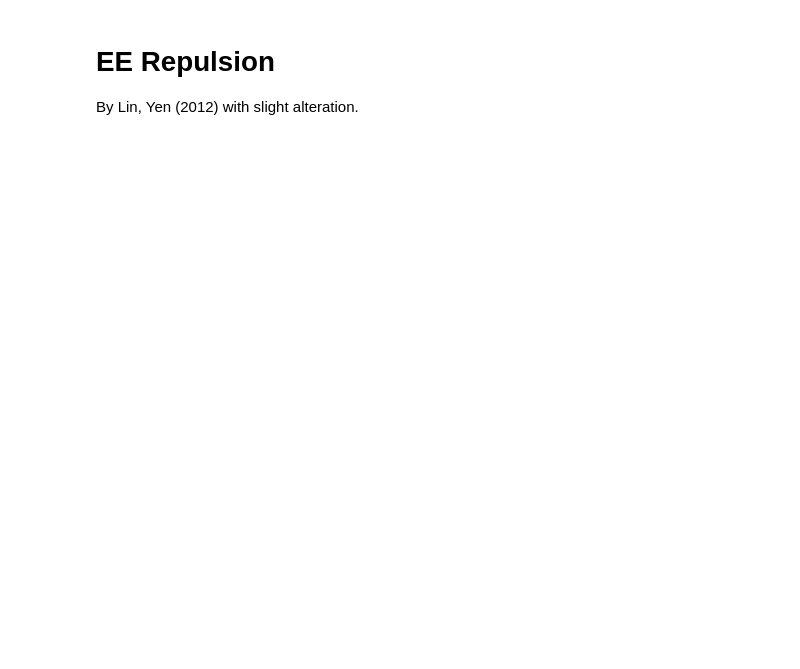
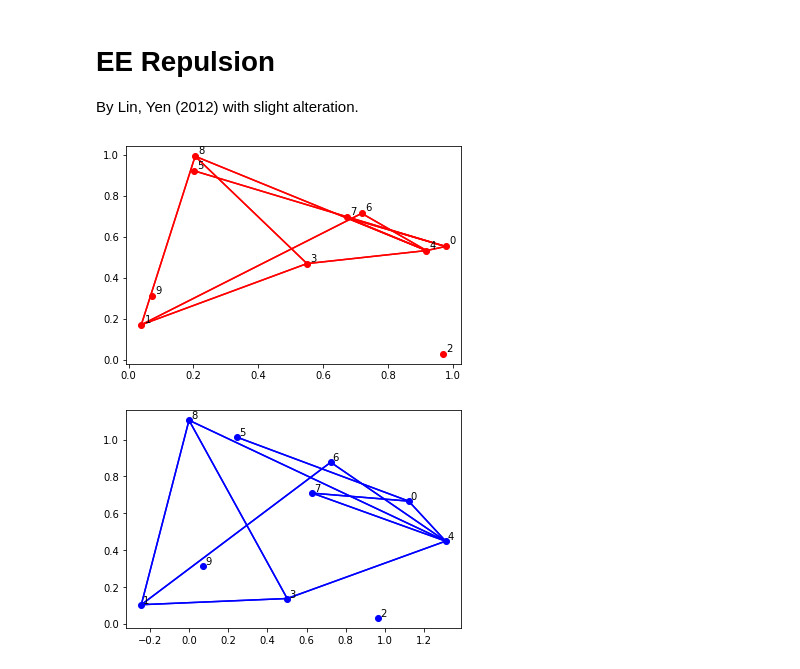
Before and after one commit to chclam/PrettyGD, a Jupyter notebook: graph_drawing_playground.ipynb, the cells around one changed output. Cells and saved outputs as stored; diff of their text form; code cells hidden in the pictures; blank space fills up the shorter version.

```diff
--- a/graph_drawing_playground.ipynb
+++ b/graph_drawing_playground.ipynb
@@ -122,53 +122,46 @@ def get_spring_force(v, u, C1, C2):
 def ee_repulsion(V, adj_V):
   W = V.copy()
   F = np.zeros((len(V), 2))
-  lim = 0.05
   C1 = 1 #
   C2 = 1
   C3 = 1
   C4 = 1
   C5 = 1
-  C6 = 1
+  C6 = 0.1
   for i in range(len(V)):
     # calculate repulsive force
     if len(adj_V[i]) < 2:
       continue
     v = W[i]
     nbr_order = get_nbr_order(v, adj_V[i])
     for j in range(0, len(nbr_order) - 1):
       k = j + 1
       u = W[nbr_order[j]]
       w = W[nbr_order[k]]
       vu = np.subtract(u, v)
       vw = np.subtract(w, v)
 
       u_m = vu / card(vu) + vw / card(vw)
       u_m = u_m / card(u_m)
       u_f = np.dot([[0, 1], [-1, 0]], u_m)
       vw_left = True if (vw[0] * vu[1] - vu[0] * vw[1]) > 0 else False # if vu is left edge
-#       plt.plot([0, vw[0]], [0, vw[1]], 'bo-')
-#       plt.text(vw[0], vw[1], 'left')
-
-#       plt.plot([0, vu[0]], [0, vu[1]], 'ro-')
-#       plt.plot([0, u_f[0]], [0, u_f[1]], 'go-')
-#       plt.xlim([-1.5, 1.5])
-#       plt.ylim([-1.5, 1.5])
-
-      plt.show()
 
       if vw_left is True:
-        F[nbr_order[j]] -= (lim * u_f)
-        F[nbr_order[k]] += (lim * u_f)
+        F[nbr_order[j]] -= u_f
+        F[nbr_order[k]] += u_f
       else:
-        F[nbr_order[j]] += (lim * u_f)
-        F[nbr_order[k]] -= (lim * u_f)
+        F[nbr_order[j]] += u_f
+        F[nbr_order[k]] -= u_f
 
   for i in range(len(V)):
     W[i] += C6 * F[i]
   return W
 
 W = ee_repulsion(V, adj_V)
 
 draw(V, adj_V, color='r')
 plt.clf()
 draw(W, adj_V)
+# %% [output]
+[figure, added]
+[figure, added]
```
Also changed, not shown: parts of 1 cell of this notebook.
